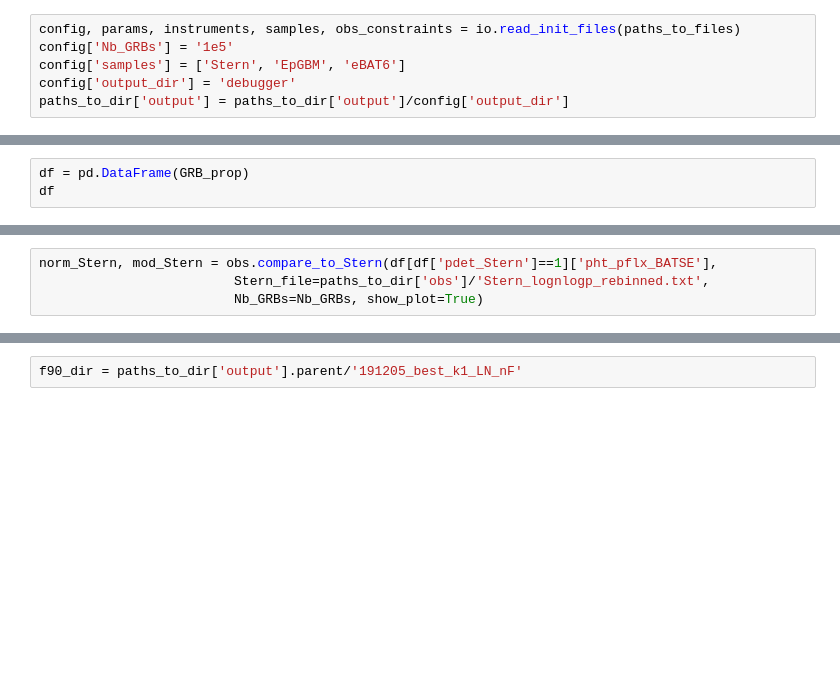
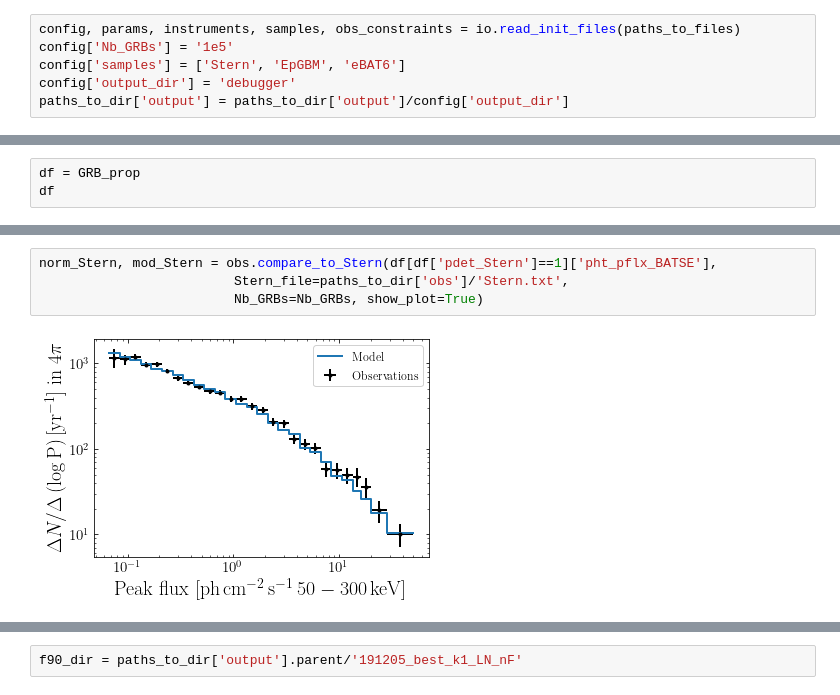
Before and after one commit to JPalmerio/GRB_population_model, a Jupyter notebook: ipynb_codes/Debugger.ipynb, the cells around one changed output, grey strips where cells are left out. Saved outputs shown, nothing was run; the diff lists cells and outputs as text; blank space fills up the shorter version.

```diff
--- a/ipynb_codes/Debugger.ipynb
+++ b/ipynb_codes/Debugger.ipynb
@@ -56,3 +79,3 @@ ph.calc_det_prob(GRB_prop, incl_samples, **ECLAIRs_prop)
 # %%
-df = pd.DataFrame(GRB_prop)
+df = GRB_prop
 df
@@ -59,6 +96,8 @@ df
 # %%
 norm_Stern, mod_Stern = obs.compare_to_Stern(df[df['pdet_Stern']==1]['pht_pflx_BATSE'],
-                         Stern_file=paths_to_dir['obs']/'Stern_lognlogp_rebinned.txt',
+                         Stern_file=paths_to_dir['obs']/'Stern.txt',
                          Nb_GRBs=Nb_GRBs, show_plot=True)
+# %% [output]
+[figure, added]
 # %%
 obs.compare_to_EpGBM(df[df['pdet_EpGBM']==1]['Epobs'],
```
Also changed, not shown: parts of 12 cells of this notebook, 7 other files.
